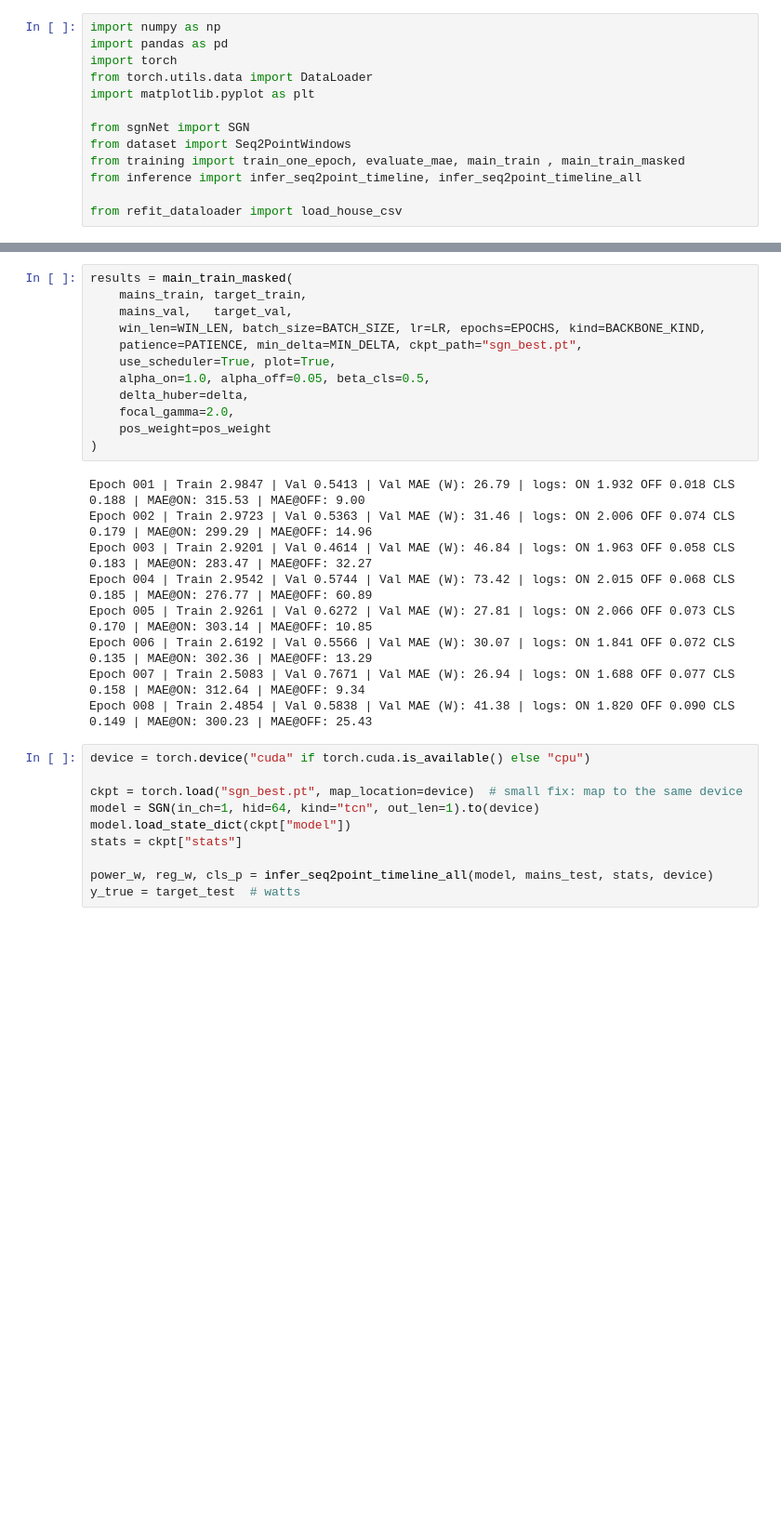
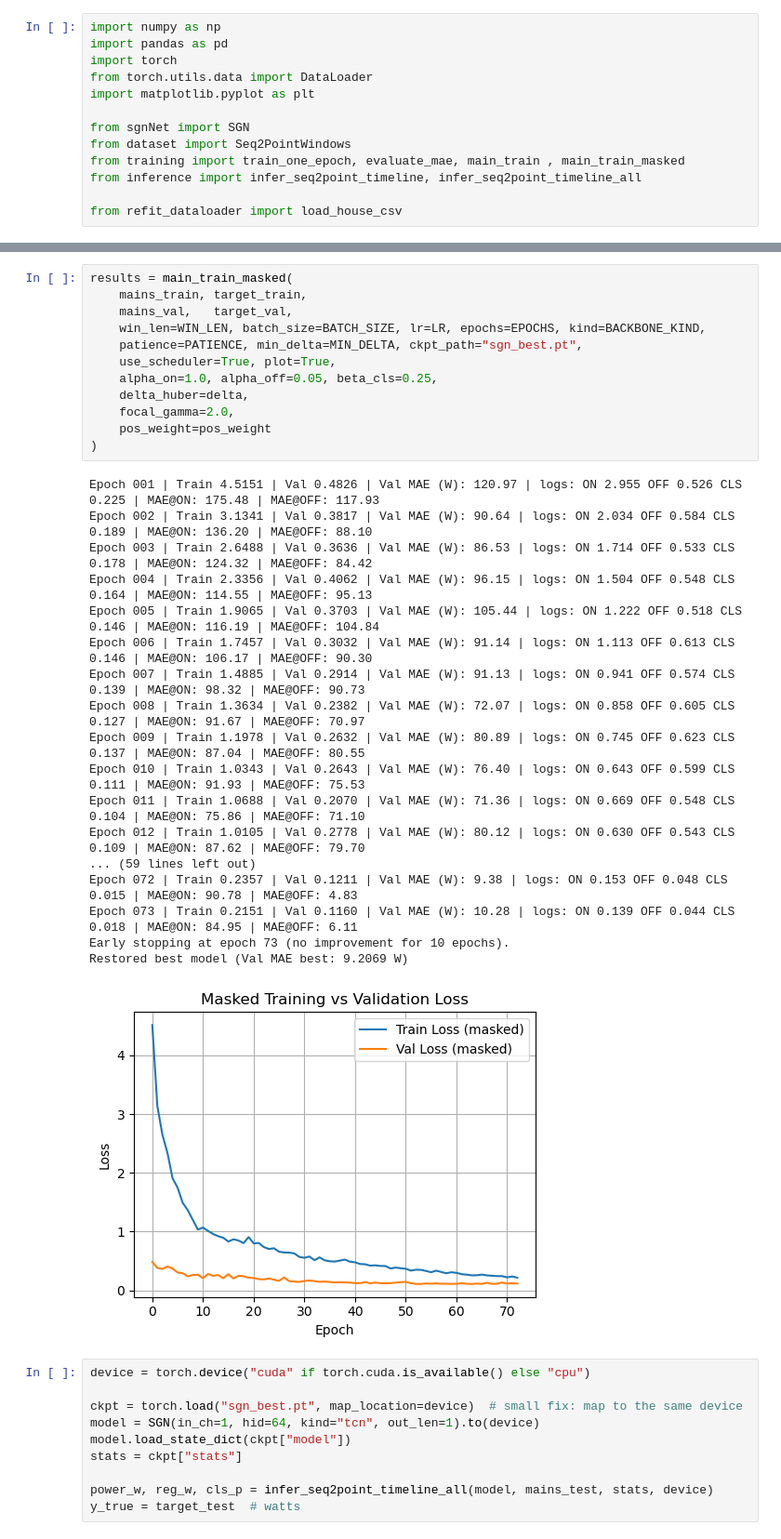
Before and after one commit to Rcpersico/SGN_NILM, a Jupyter notebook: experiment2.ipynb, the cells around one changed output, grey strips where cells are left out. Shown at 93% size. Saved outputs shown, nothing was run; the diff lists cells and outputs as text; blank space fills up the shorter version.

```diff
--- a/experiment2.ipynb
+++ b/experiment2.ipynb
@@ -54,24 +54,34 @@ pos_weight = min(pos_weight, 8.0)
 # %%
 results = main_train_masked(
     mains_train, target_train,
     mains_val,   target_val,
     win_len=WIN_LEN, batch_size=BATCH_SIZE, lr=LR, epochs=EPOCHS, kind=BACKBONE_KIND,
     patience=PATIENCE, min_delta=MIN_DELTA, ckpt_path="sgn_best.pt",
     use_scheduler=True, plot=True,
-    alpha_on=1.0, alpha_off=0.05, beta_cls=0.5,
+    alpha_on=1.0, alpha_off=0.05, beta_cls=0.25,
     delta_huber=delta,
     focal_gamma=2.0,
     pos_weight=pos_weight
 )
 # %% [output]
-Epoch 001 | Train 2.9847 | Val 0.5413 | Val MAE (W): 26.79 | logs: ON 1.932 OFF 0.018 CLS 0.188 | MAE@ON: 315.53 | MAE@OFF: 9.00
-Epoch 002 | Train 2.9723 | Val 0.5363 | Val MAE (W): 31.46 | logs: ON 2.006 OFF 0.074 CLS 0.179 | MAE@ON: 299.29 | MAE@OFF: 14.96
-Epoch 003 | Train 2.9201 | Val 0.4614 | Val MAE (W): 46.84 | logs: ON 1.963 OFF 0.058 CLS 0.183 | MAE@ON: 283.47 | MAE@OFF: 32.27
-Epoch 004 | Train 2.9542 | Val 0.5744 | Val MAE (W): 73.42 | logs: ON 2.015 OFF 0.068 CLS 0.185 | MAE@ON: 276.77 | MAE@OFF: 60.89
-Epoch 005 | Train 2.9261 | Val 0.6272 | Val MAE (W): 27.81 | logs: ON 2.066 OFF 0.073 CLS 0.170 | MAE@ON: 303.14 | MAE@OFF: 10.85
-Epoch 006 | Train 2.6192 | Val 0.5566 | Val MAE (W): 30.07 | logs: ON 1.841 OFF 0.072 CLS 0.135 | MAE@ON: 302.36 | MAE@OFF: 13.29
-Epoch 007 | Train 2.5083 | Val 0.7671 | Val MAE (W): 26.94 | logs: ON 1.688 OFF 0.077 CLS 0.158 | MAE@ON: 312.64 | MAE@OFF: 9.34
-Epoch 008 | Train 2.4854 | Val 0.5838 | Val MAE (W): 41.38 | logs: ON 1.820 OFF 0.090 CLS 0.149 | MAE@ON: 300.23 | MAE@OFF: 25.43
+Epoch 001 | Train 4.5151 | Val 0.4826 | Val MAE (W): 120.97 | logs: ON 2.955 OFF 0.526 CLS 0.225 | MAE@ON: 175.48 | MAE@OFF: 117.93
+Epoch 002 | Train 3.1341 | Val 0.3817 | Val MAE (W): 90.64 | logs: ON 2.034 OFF 0.584 CLS 0.189 | MAE@ON: 136.20 | MAE@OFF: 88.10
+Epoch 003 | Train 2.6488 | Val 0.3636 | Val MAE (W): 86.53 | logs: ON 1.714 OFF 0.533 CLS 0.178 | MAE@ON: 124.32 | MAE@OFF: 84.42
+Epoch 004 | Train 2.3356 | Val 0.4062 | Val MAE (W): 96.15 | logs: ON 1.504 OFF 0.548 CLS 0.164 | MAE@ON: 114.55 | MAE@OFF: 95.13
+Epoch 005 | Train 1.9065 | Val 0.3703 | Val MAE (W): 105.44 | logs: ON 1.222 OFF 0.518 CLS 0.146 | MAE@ON: 116.19 | MAE@OFF: 104.84
+Epoch 006 | Train 1.7457 | Val 0.3032 | Val MAE (W): 91.14 | logs: ON 1.113 OFF 0.613 CLS 0.146 | MAE@ON: 106.17 | MAE@OFF: 90.30
+Epoch 007 | Train 1.4885 | Val 0.2914 | Val MAE (W): 91.13 | logs: ON 0.941 OFF 0.574 CLS 0.139 | MAE@ON: 98.32 | MAE@OFF: 90.73
+Epoch 008 | Train 1.3634 | Val 0.2382 | Val MAE (W): 72.07 | logs: ON 0.858 OFF 0.605 CLS 0.127 | MAE@ON: 91.67 | MAE@OFF: 70.97
+Epoch 009 | Train 1.1978 | Val 0.2632 | Val MAE (W): 80.89 | logs: ON 0.745 OFF 0.623 CLS 0.137 | MAE@ON: 87.04 | MAE@OFF: 80.55
+Epoch 010 | Train 1.0343 | Val 0.2643 | Val MAE (W): 76.40 | logs: ON 0.643 OFF 0.599 CLS 0.111 | MAE@ON: 91.93 | MAE@OFF: 75.53
+Epoch 011 | Train 1.0688 | Val 0.2070 | Val MAE (W): 71.36 | logs: ON 0.669 OFF 0.548 CLS 0.104 | MAE@ON: 75.86 | MAE@OFF: 71.10
+Epoch 012 | Train 1.0105 | Val 0.2778 | Val MAE (W): 80.12 | logs: ON 0.630 OFF 0.543 CLS 0.109 | MAE@ON: 87.62 | MAE@OFF: 79.70
+... (59 lines left out)
+Epoch 072 | Train 0.2357 | Val 0.1211 | Val MAE (W): 9.38 | logs: ON 0.153 OFF 0.048 CLS 0.015 | MAE@ON: 90.78 | MAE@OFF: 4.83
+Epoch 073 | Train 0.2151 | Val 0.1160 | Val MAE (W): 10.28 | logs: ON 0.139 OFF 0.044 CLS 0.018 | MAE@ON: 84.95 | MAE@OFF: 6.11
+Early stopping at epoch 73 (no improvement for 10 epochs).
+Restored best model (Val MAE best: 9.2069 W)
+[figure, added]
 # %%
 device = torch.device("cuda" if torch.cuda.is_available() else "cpu")
 
```
Also changed, not shown: parts of 6 cells of this notebook, 4 other files.
